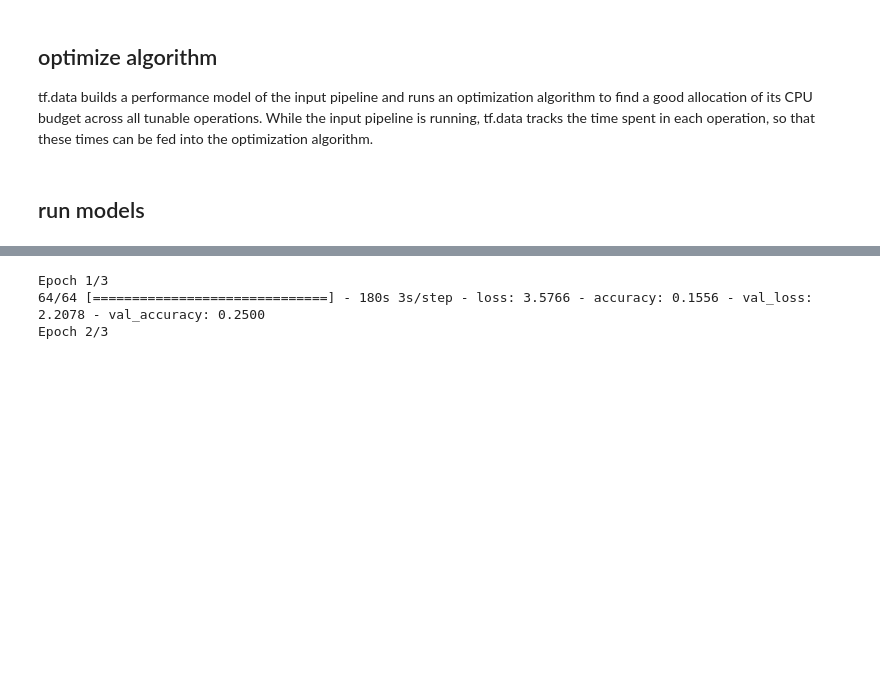
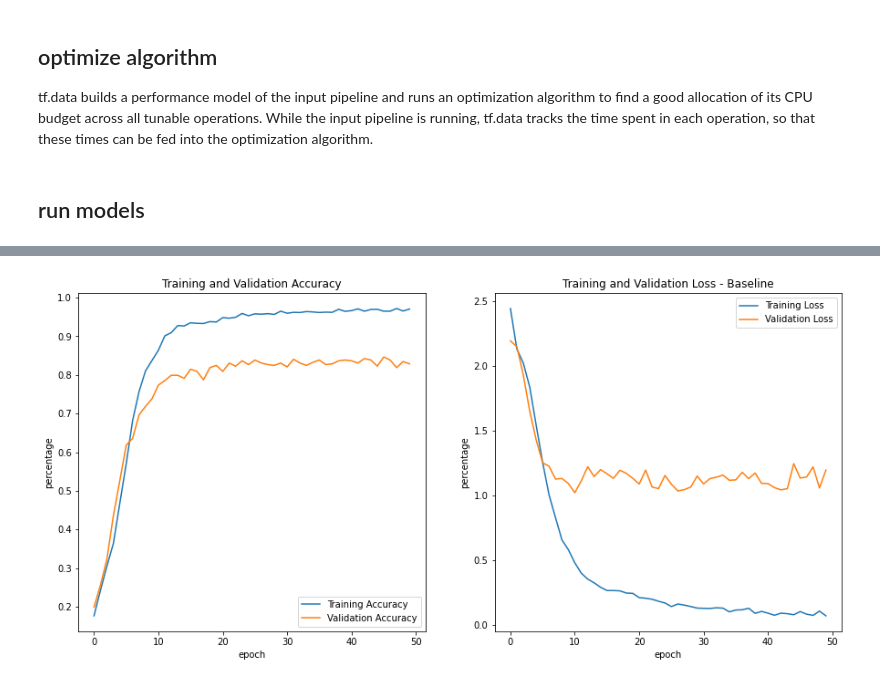
Before and after one commit to reycronin/ML_clouds, a Jupyter notebook: cloud_classification.ipynb, the cells around one changed output, grey strips where cells are left out. Drawn from its saved outputs; the diff is of its cells as text; code cells hidden in the pictures; blank space fills up the shorter version.

```diff
--- a/cloud_classification.ipynb
+++ b/cloud_classification.ipynb
@@ -35,7 +35,7 @@ train_ds, val_ds = util.configuration(train_ds, val_ds)
 # %% [markdown]
 ## run models
 # %%
-num_epochs = 3
+num_epochs = 50
 
 model = util.build_base_model()
 history = util.fit_model(train_ds, val_ds, model, num_epochs)
@@ -45,6 +61,4 @@ util.plot_results(history, num_epochs)
-Epoch 1/3
-64/64 [==============================] - 180s 3s/step - loss: 3.5766 - accuracy: 0.1556 - val_loss: 2.2078 - val_accuracy: 0.2500
-Epoch 2/3
+[figure, added]
 # %%
 model = util.build_base_model_dropout()
 history = util.fit_model(train_ds, val_ds, model, num_epochs)
```
Also changed, not shown: parts of 3 cells of this notebook.
